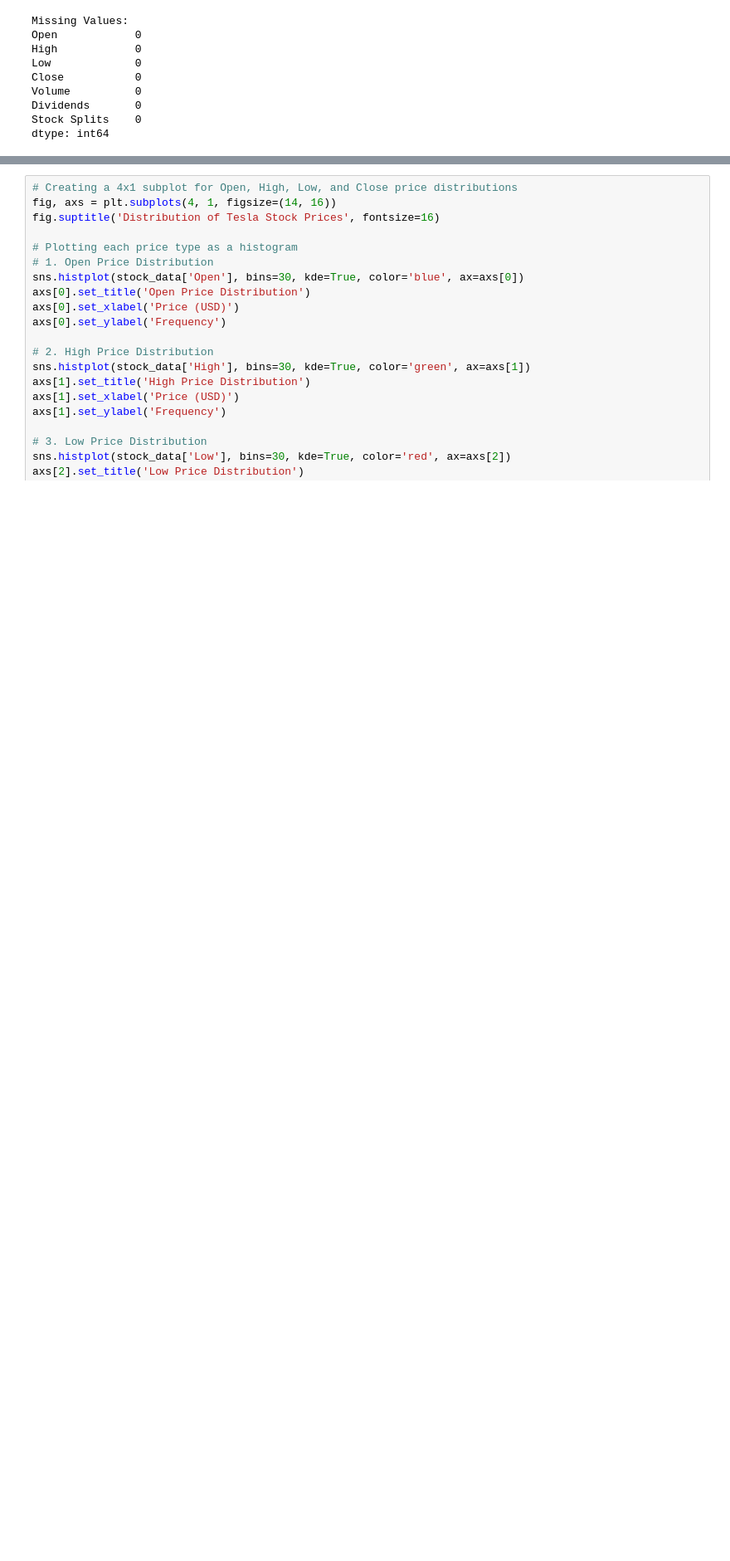
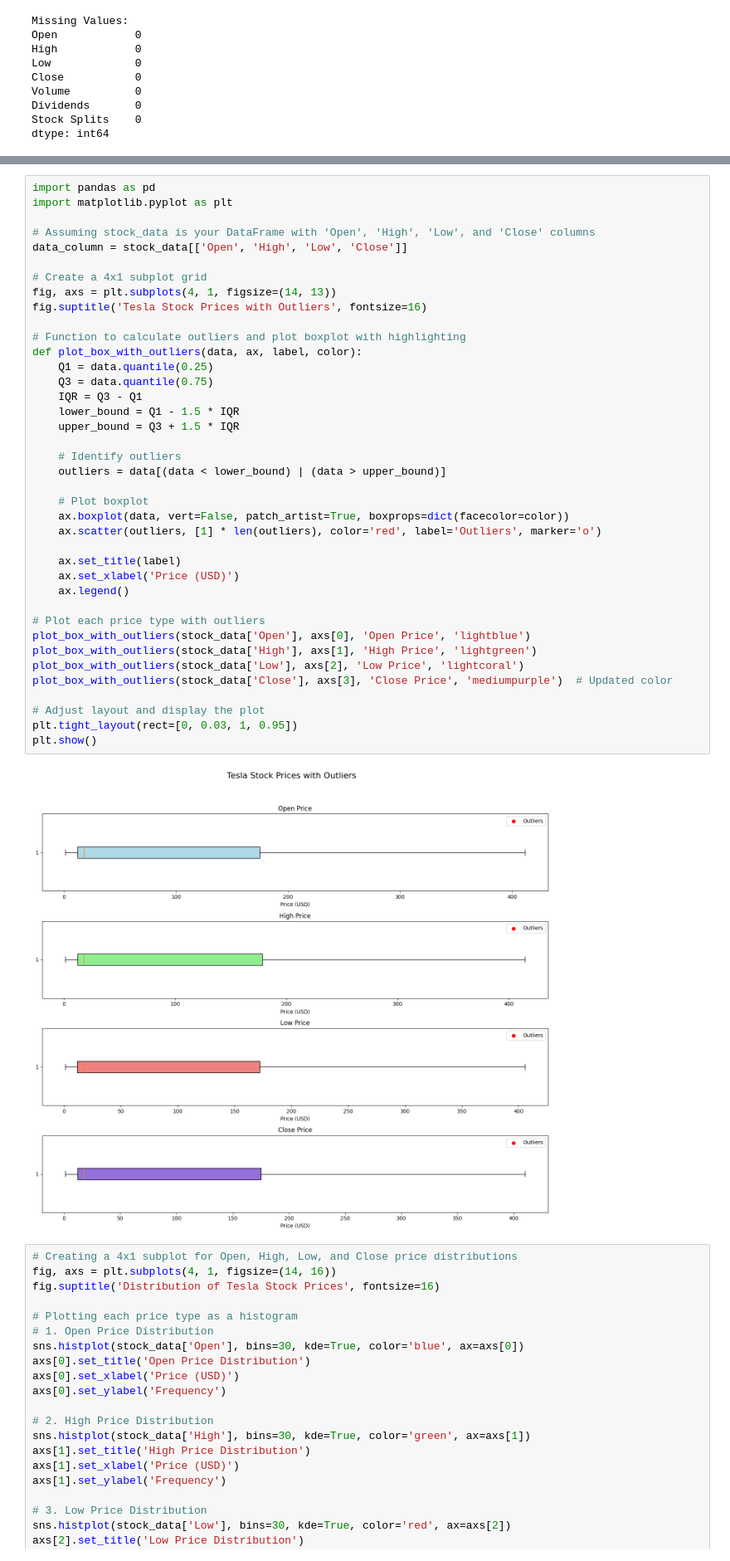
Before and after one commit to OnyedikachiOnwuachuke/Stock-Price-Prediction-Using-Sentiment-Analysis, a Jupyter notebook: PREDICTING_TESLA_STOCK_PRICE_USING_SENTIMENT_ANALYSIS.ipynb, the cells around one changed output, grey strips where cells are left out. Shown at 83% size. Saved outputs shown, nothing was run; the diff lists cells and outputs as text; blank space fills up the shorter version.

```diff
--- a/PREDICTING_TESLA_STOCK_PRICE_USING_SENTIMENT_ANALYSIS.ipynb
+++ b/PREDICTING_TESLA_STOCK_PRICE_USING_SENTIMENT_ANALYSIS.ipynb
@@ -215,3 +215,44 @@ plt.show()
+# %%
+import pandas as pd
+import matplotlib.pyplot as plt
+
+# Assuming stock_data is your DataFrame with 'Open', 'High', 'Low', and 'Close' columns
+data_column = stock_data[['Open', 'High', 'Low', 'Close']]
+
+# Create a 4x1 subplot grid
+fig, axs = plt.subplots(4, 1, figsize=(14, 13))
+fig.suptitle('Tesla Stock Prices with Outliers', fontsize=16)
+
+# Function to calculate outliers and plot boxplot with highlighting
+def plot_box_with_outliers(data, ax, label, color):
+    Q1 = data.quantile(0.25)
+    Q3 = data.quantile(0.75)
+    IQR = Q3 - Q1
+    lower_bound = Q1 - 1.5 * IQR
+    upper_bound = Q3 + 1.5 * IQR
+
+    # Identify outliers
+    outliers = data[(data < lower_bound) | (data > upper_bound)]
+
+    # Plot boxplot
+    ax.boxplot(data, vert=False, patch_artist=True, boxprops=dict(facecolor=color))
+    ax.scatter(outliers, [1] * len(outliers), color='red', label='Outliers', marker='o')
+
+    ax.set_title(label)
+    ax.set_xlabel('Price (USD)')
+    ax.legend()
+
+# Plot each price type with outliers
+plot_box_with_outliers(stock_data['Open'], axs[0], 'Open Price', 'lightblue')
+plot_box_with_outliers(stock_data['High'], axs[1], 'High Price', 'lightgreen')
+plot_box_with_outliers(stock_data['Low'], axs[2], 'Low Price', 'lightcoral')
+plot_box_with_outliers(stock_data['Close'], axs[3], 'Close Price', 'mediumpurple')  # Updated color
+
+# Adjust layout and display the plot
+plt.tight_layout(rect=[0, 0.03, 1, 0.95])
+plt.show()
+# %% [output]
+[figure, added]
 # %%
 # Creating a 4x1 subplot for Open, High, Low, and Close price distributions
 fig, axs = plt.subplots(4, 1, figsize=(14, 16))
```
Also changed, not shown: parts of 22 cells of this notebook.
